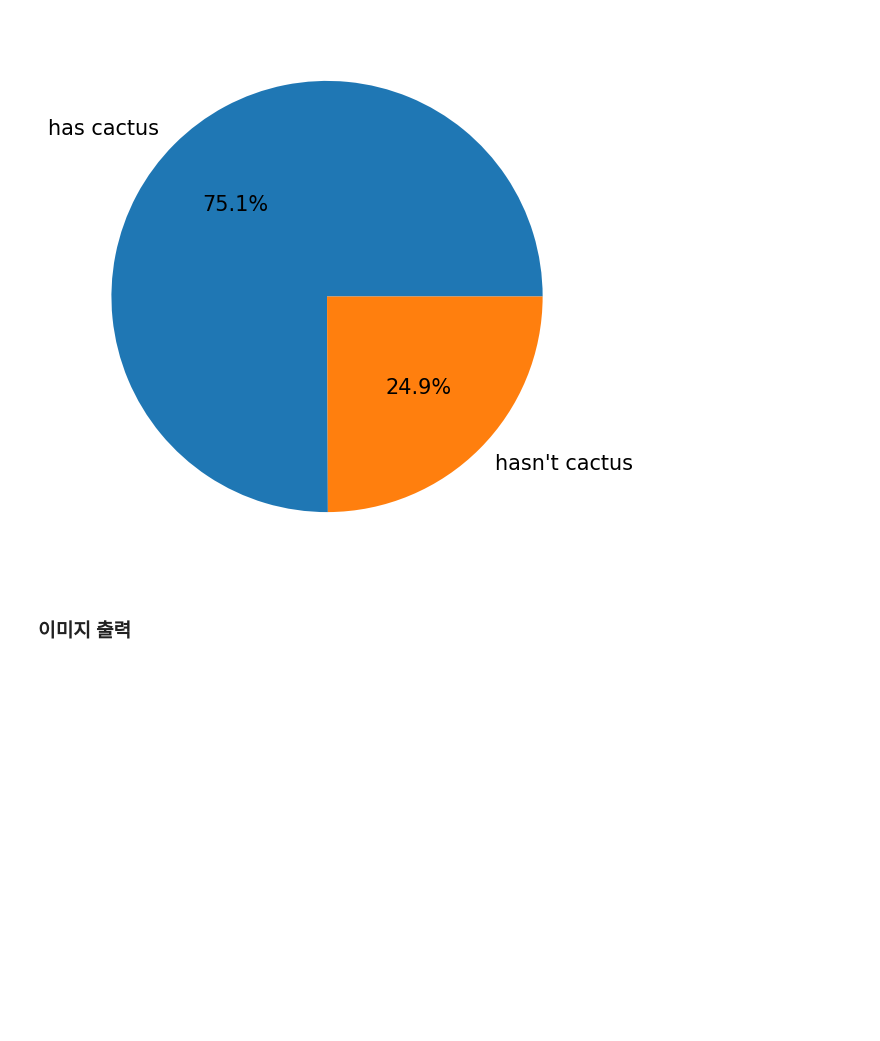
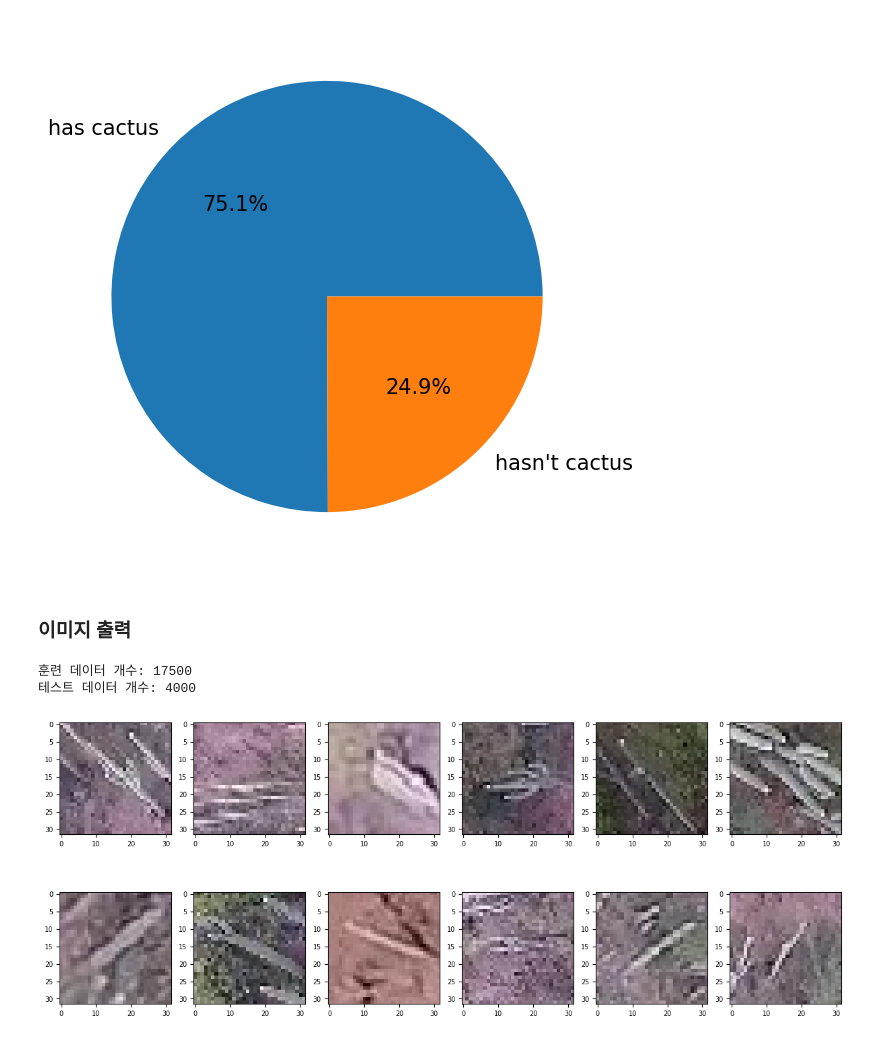
Before and after one commit to justin-kim3000/DL_Kaggle, a Jupyter notebook: Kaggle/DL/Aerial_Cactus_Identification/data_preprocessing.ipynb, the cells around one changed output. Drawn from its saved outputs; the diff is of its cells as text; code cells hidden in the pictures; blank space fills up the shorter version.

Commit message:
print_picture

```diff
--- a/Kaggle/DL/Aerial_Cactus_Identification/data_preprocessing.ipynb
+++ b/Kaggle/DL/Aerial_Cactus_Identification/data_preprocessing.ipynb
@@ -49,7 +84,11 @@ with ZipFile('train.zip') as zipper:
 with ZipFile('test.zip') as zipper:
     zipper.extractall()
 # %%
-num_train = lne(os.listdir('train/'))
-num_test = lne(os.listdir('test/'))
+num_train = len(os.listdir('train/'))
+num_test = len(os.listdir('test/'))
 
-print()
+print(f'훈련 데이터 개수: {num_train}')
+print(f'테스트 데이터 개수: {num_test}')
+# %% [output]
+훈련 데이터 개수: 17500
+테스트 데이터 개수: 4000
@@ -55,0 +99,22 @@ print()
+# %%
+mpl.rc('font', size = 7)
+plt.figure(figsize=(15,6))
+# 서브플롯 배치(2행 6열로 출력)
+grid = gridspec.GridSpec(2,6)
+
+# 선인장을 포함하는 이미지 파일명(id)(마지막 12개)
+last_has_cactus_img_name = labels[labels['has_cactus']==1]['id'][-12:]
+
+# 이미지 출력
+for idx, img_name in enumerate(last_has_cactus_img_name):
+    # 이미지 파일 경로
+    img_path = 'train/' + img_name
+    # 이미지 파일 읽기
+    image = cv2.imread(img_path)
+    # 이미지 색상 보정
+    image = cv2.cvtColor(image, cv2.COLOR_BGR2RGB)
+    ax = plt.subplot(grid[idx])
+    # 이미지 출력
+    ax.imshow(image)
+# %% [output]
+[figure, added]
```
Also changed, not shown: parts of 7 cells of this notebook.
